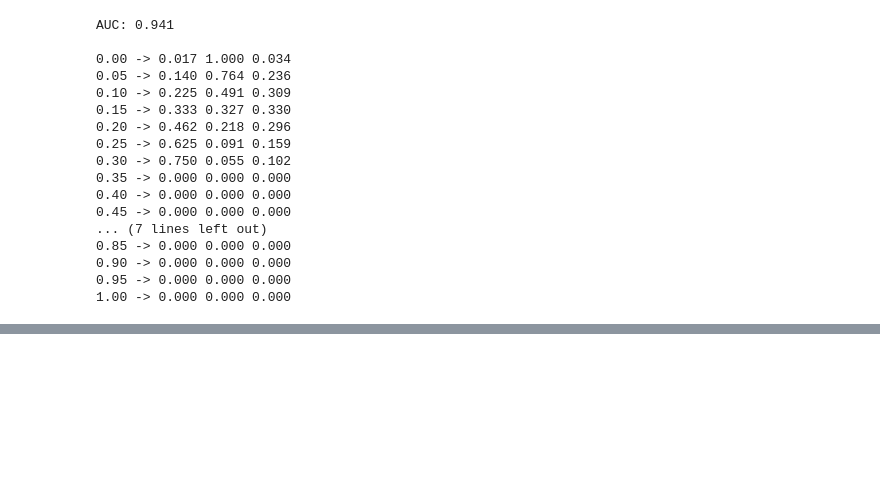
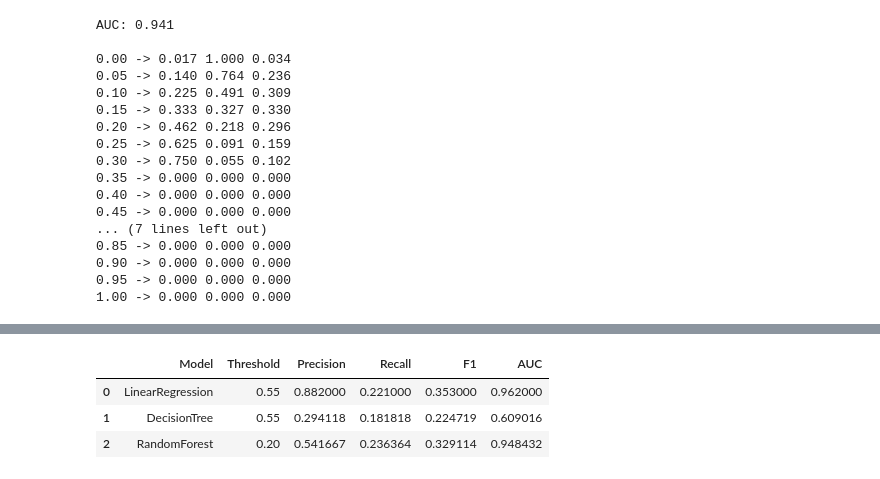
Before and after one commit to MasterGino7/MLZC2026MidTermProject, a Jupyter notebook: Credit Card Fraud Detection.ipynb, the cells around one changed output, grey strips where cells are left out. Drawn from its saved outputs; the diff is of its cells as text; code cells hidden in the pictures; blank space fills up the shorter version.

```diff
--- a/Credit Card Fraud Detection.ipynb
+++ b/Credit Card Fraud Detection.ipynb
@@ -796,0 +878,6 @@ print()
+# %%
+y_pred = rf.predict_proba(X_val_final)[:, 1] >=0.2
+print(precision_score(y_val, y_pred, zero_division=0))
+print(recall_score(y_val, y_pred,zero_division=0))
+print(f1_score(y_val, y_pred,zero_division=0))
+print(roc_auc_score(y_val, dt.predict_proba(X_val_final)[:,1]))
@@ -796,0 +893,13 @@ print()
+# %%
+ModelResults.loc[len(ModelResults)] = ['RandomForest', 0.2,
+                                       precision_score(y_val, y_pred, zero_division=0),
+                                       recall_score(y_val, y_pred,zero_division=0),
+                                       f1_score(y_val, y_pred,zero_division=0),
+                                       roc_auc_score(y_val, rf.predict_proba(X_val_final)[:,1])]
+# %%
+ModelResults
+# %% [output]
+|  | Model | Threshold | Precision | Recall | F1 | AUC |
+| 0 | LinearRegression | 0.55 | 0.882000 | 0.221000 | 0.353000 | 0.962000 |
+| 1 | DecisionTree | 0.55 | 0.294118 | 0.181818 | 0.224719 | 0.609016 |
+| 2 | RandomForest | 0.20 | 0.541667 | 0.236364 | 0.329114 | 0.948432 |
```
Also changed, not shown: parts of 23 cells of this notebook.
